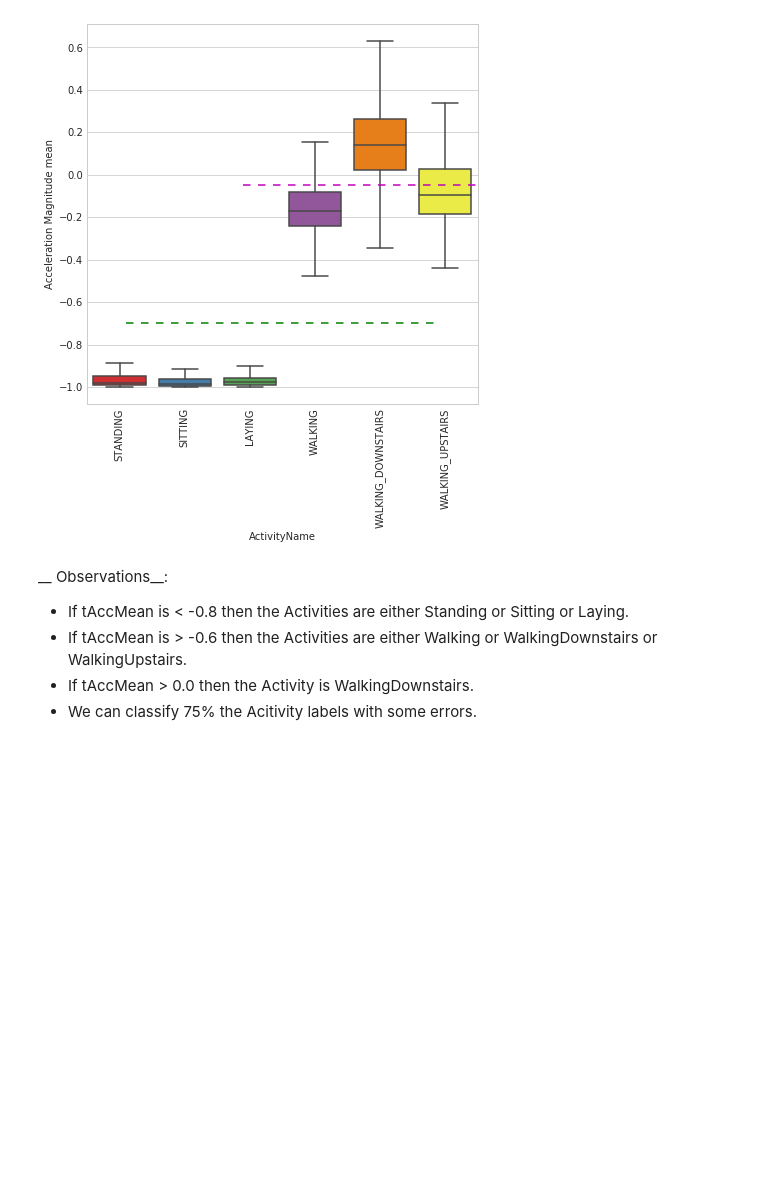
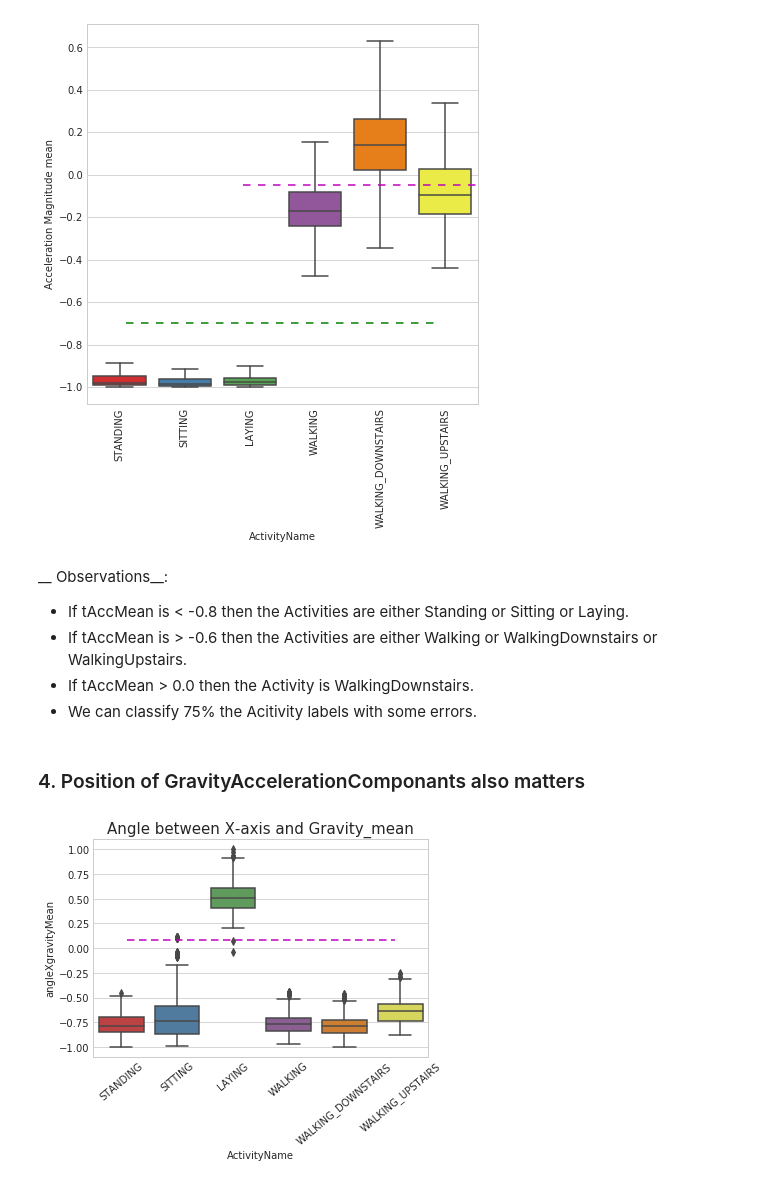
Before and after one commit to elhaidi/Human-Activity-Recognition, a Jupyter notebook: Human Activity notebook.ipynb, the cells around one changed output. Saved outputs shown, nothing was run; the diff lists cells and outputs as text; code cells hidden in the pictures; blank space fills up the shorter version.

Commit message:
EDA: position of gravity Acceleration

```diff
--- a/Human Activity notebook.ipynb
+++ b/Human Activity notebook.ipynb
@@ -449,3 +449,13 @@ __ Observations__:
 - If tAccMean is > -0.6 then the Activities are either Walking or WalkingDownstairs or WalkingUpstairs.
 - If tAccMean > 0.0 then the Activity is WalkingDownstairs.
 - We can classify 75% the Acitivity labels with some errors.
+# %% [markdown]
+### 4. Position of GravityAccelerationComponants also matters
+# %%
+sns.boxplot(x='ActivityName', y='angleXgravityMean', data=train)
+plt.axhline(y=0.08, xmin=0.1, xmax=0.9,c='m',dashes=(5,3))
+plt.title('Angle between X-axis and Gravity_mean', fontsize=15)
+plt.xticks(rotation = 40)
+plt.show()
+# %% [output]
+[figure, added]
```
Also changed, not shown: parts of 2 cells of this notebook.
